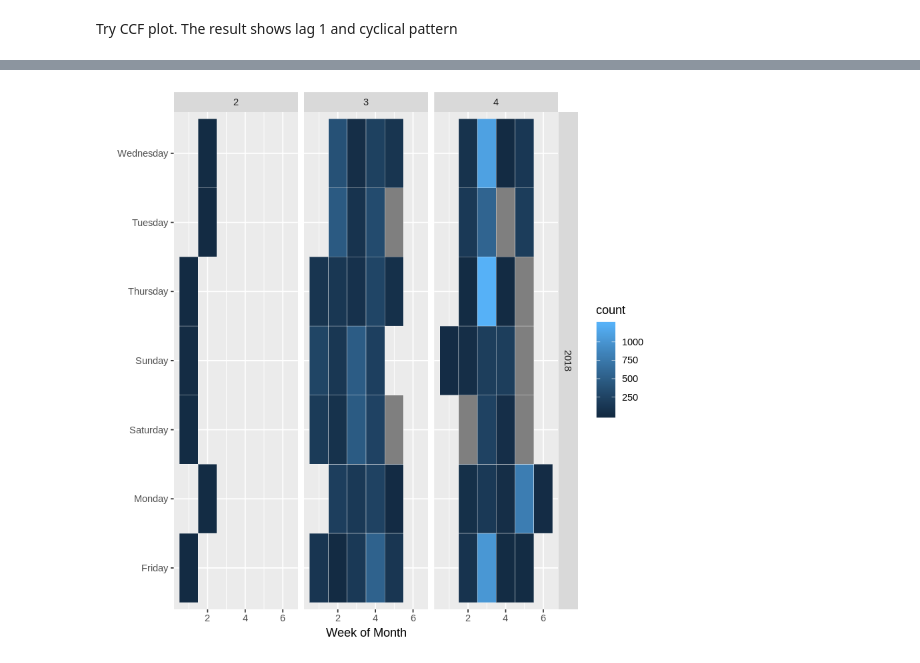
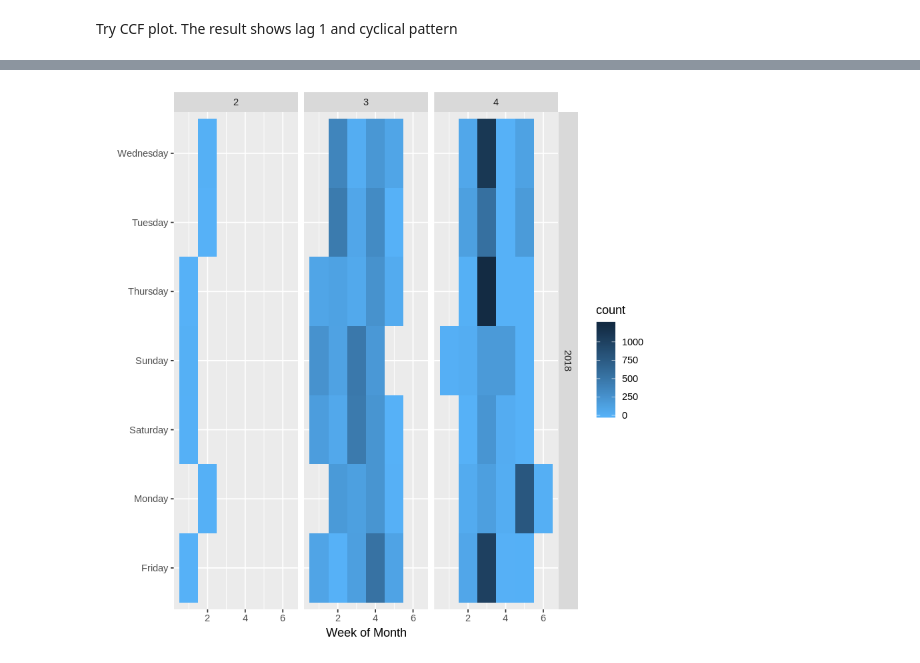
Before and after one commit to Maplub/Jupyter, a Jupyter notebook: hotspot analysis.ipynb, the cells around one changed output, grey strips where cells are left out. Saved outputs shown, nothing was run; the diff lists cells and outputs as text; code cells hidden in the pictures.

```diff
--- a/hotspot analysis.ipynb
+++ b/hotspot analysis.ipynb
@@ -86,5 +82,8 @@ avg_daily_pm25<-sqldf("select timepos,avg(pm25) as avgpm25 from newdaily group b
 # %%
 datadaily<-sqldf('select a.timepos,a.avgpm25,h.count from avg_daily_pm25 a LEFT JOIN hotspot h ON a.timepos=h.date')
 # %%
-ggplot(data=datadaily,aes(x=timepos)) + geom_line(aes(y=avgpm25), color='blue') + geom_line(aes(y=count), color='red')
+range01 <- function(x){(x-min(x))/(max(x)-min(x))}
+datadaily$count[is.na(datadaily$count)] <- 0
+
+ggplot(data=datadaily,aes(x=timepos)) + geom_line(aes(y=range01(avgpm25)), color='blue') + geom_line(aes(y=range01(count)), color='red')
 # %% [output]
@@ -157,4 +148,4 @@ head(datadaily)
 # %%
-ggplot(datadaily, aes(monthweek,dowf)) + geom_tile(aes(fill = count),colour = "white") + facet_grid(y~m) + xlab("Week of Month") + ylab("")
+ggplot(datadaily, aes(monthweek,dowf)) + geom_tile(aes(fill = count))+  scale_fill_continuous(high = "#132B43", low = "#56B1F7") + facet_grid(y~m) + xlab("Week of Month") + ylab("")
 # %% [output]
-[figure, old version]
+[figure, new version]
```
Also changed, not shown: parts of 17 cells of this notebook, 1 other file.
